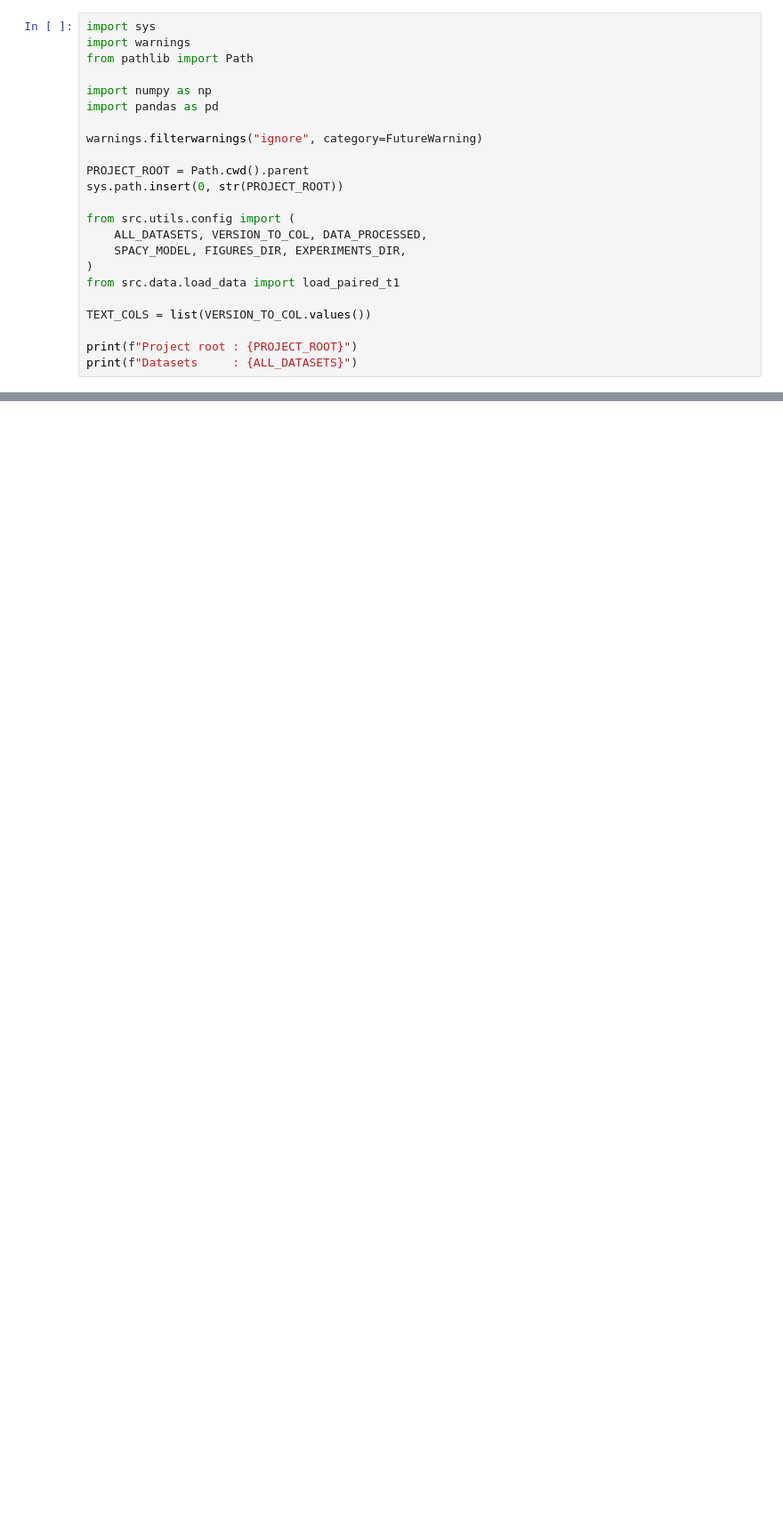
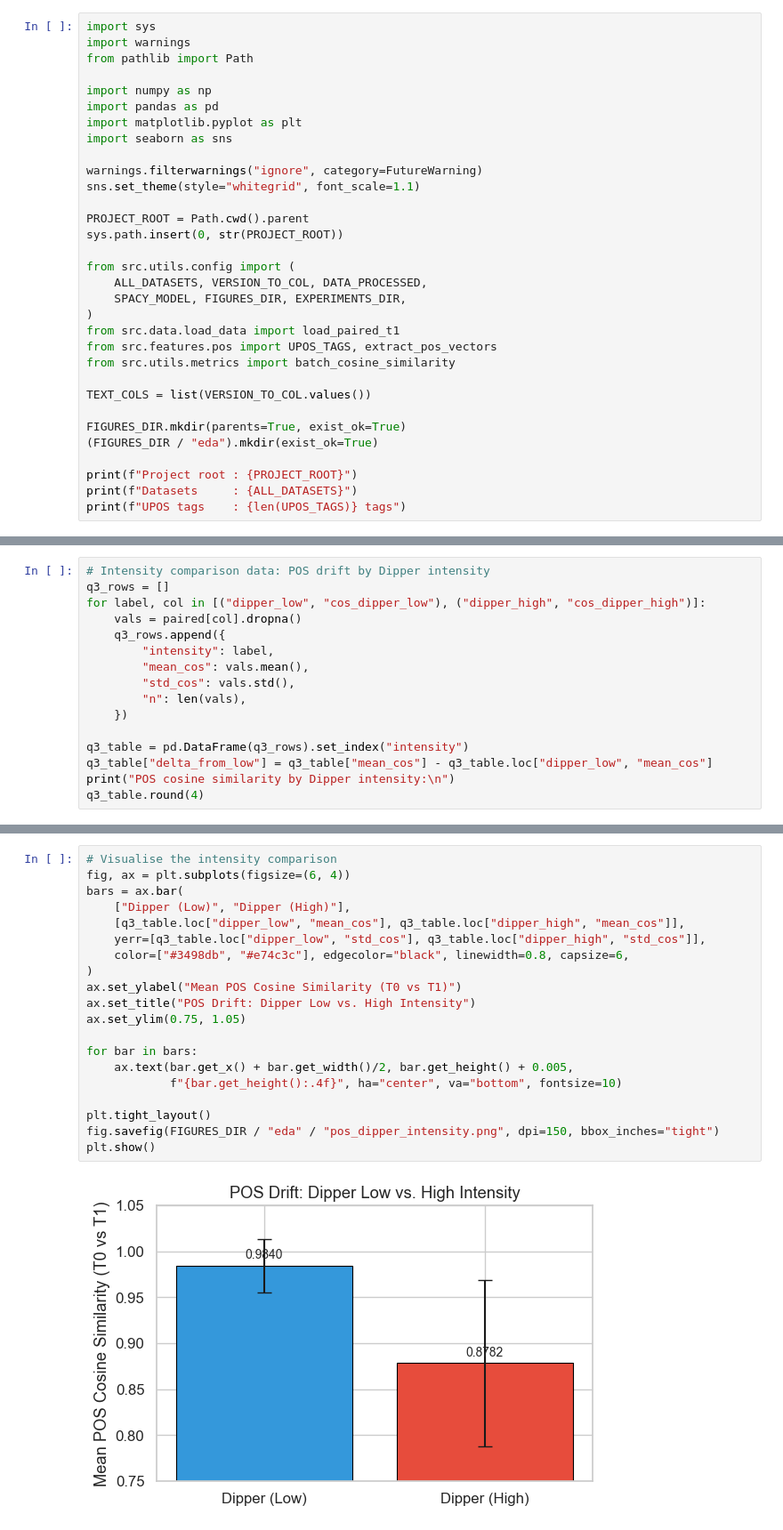
Before and after one commit to Asurkatha/ShipOfTheseus-NLP, a Jupyter notebook: notebooks/03_stylometry_analysis.ipynb, the cells around one changed output, grey strips where cells are left out. Shown at 89% size. Saved outputs shown, nothing was run; the diff lists cells and outputs as text; blank space fills up the shorter version.

```diff
--- a/notebooks/03_stylometry_analysis.ipynb
+++ b/notebooks/03_stylometry_analysis.ipynb
@@ -14,8 +13,11 @@ from pathlib import Path
 
 import numpy as np
 import pandas as pd
+import matplotlib.pyplot as plt
+import seaborn as sns
 
 warnings.filterwarnings("ignore", category=FutureWarning)
+sns.set_theme(style="whitegrid", font_scale=1.1)
 
 PROJECT_ROOT = Path.cwd().parent
 sys.path.insert(0, str(PROJECT_ROOT))
@@ -25,8 +27,14 @@ from src.utils.config import (
     SPACY_MODEL, FIGURES_DIR, EXPERIMENTS_DIR,
 )
 from src.data.load_data import load_paired_t1
+from src.features.pos import UPOS_TAGS, extract_pos_vectors
+from src.utils.metrics import batch_cosine_similarity
 
 TEXT_COLS = list(VERSION_TO_COL.values())
 
+FIGURES_DIR.mkdir(parents=True, exist_ok=True)
+(FIGURES_DIR / "eda").mkdir(exist_ok=True)
+
 print(f"Project root : {PROJECT_ROOT}")
 print(f"Datasets     : {ALL_DATASETS}")
+print(f"UPOS tags    : {len(UPOS_TAGS)} tags")
@@ -81,0 +361,16 @@ print(f"Unique sources: {sorted(paired['source'].unique())}")
+# %%
+# Intensity comparison data: POS drift by Dipper intensity
+q3_rows = []
+for label, col in [("dipper_low", "cos_dipper_low"), ("dipper_high", "cos_dipper_high")]:
+    vals = paired[col].dropna()
+    q3_rows.append({
+        "intensity": label,
+        "mean_cos": vals.mean(),
+        "std_cos": vals.std(),
+        "n": len(vals),
+    })
+
+q3_table = pd.DataFrame(q3_rows).set_index("intensity")
+q3_table["delta_from_low"] = q3_table["mean_cos"] - q3_table.loc["dipper_low", "mean_cos"]
+print("POS cosine similarity by Dipper intensity:\n")
+q3_table.round(4)
@@ -81,0 +383,22 @@ print(f"Unique sources: {sorted(paired['source'].unique())}")
+# %%
+# Visualise the intensity comparison
+fig, ax = plt.subplots(figsize=(6, 4))
+bars = ax.bar(
+    ["Dipper (Low)", "Dipper (High)"],
+    [q3_table.loc["dipper_low", "mean_cos"], q3_table.loc["dipper_high", "mean_cos"]],
+    yerr=[q3_table.loc["dipper_low", "std_cos"], q3_table.loc["dipper_high", "std_cos"]],
+    color=["#3498db", "#e74c3c"], edgecolor="black", linewidth=0.8, capsize=6,
+)
+ax.set_ylabel("Mean POS Cosine Similarity (T0 vs T1)")
+ax.set_title("POS Drift: Dipper Low vs. High Intensity")
+ax.set_ylim(0.75, 1.05)
+
+for bar in bars:
+    ax.text(bar.get_x() + bar.get_width()/2, bar.get_height() + 0.005,
+            f"{bar.get_height():.4f}", ha="center", va="bottom", fontsize=10)
+
+plt.tight_layout()
+fig.savefig(FIGURES_DIR / "eda" / "pos_dipper_intensity.png", dpi=150, bbox_inches="tight")
+plt.show()
+# %% [output]
+[figure, added]
```
Also changed, not shown: parts of 44 cells of this notebook, 41 other files.
